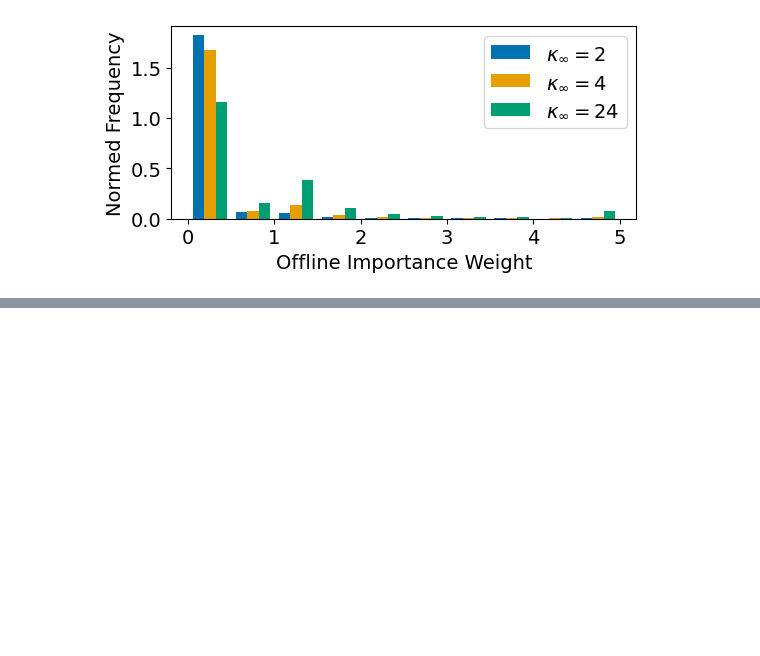
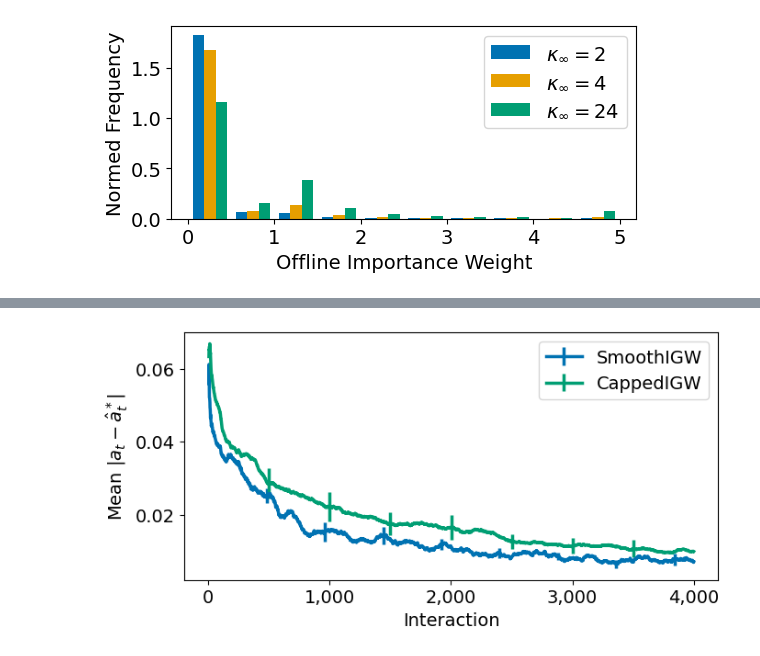
Before and after one commit to mrucker/onoff_experiments, a Jupyter notebook: notebooks/paper2.ipynb, the cells around one changed output, grey strips where cells are left out. Saved outputs shown, nothing was run; the diff lists cells and outputs as text; code cells hidden in the pictures; blank space fills up the shorter version.

```diff
--- a/notebooks/paper2.ipynb
+++ b/notebooks/paper2.ipynb
@@ -211,3 +213,29 @@ plt.savefig('k_spread.pdf',format='pdf', bbox_inches="tight")
+# %%
+df = online.filter_env(environment_id=E).filter_fin(4000).interactions.to_pandas()
+df['gdiff'] = (df['action']-df['greedy']).abs()
+
+roll = df.drop(['action','greedy','reward','samples'],axis=1).set_index(['environment_id','learner_id','index']).unstack(level=[1,0]).rolling(100,min_periods=6).mean()
+yerr = roll.groupby('learner_id',axis=1).sem()
+data = roll.groupby('learner_id',axis=1).mean()
+
+plt.figure(figsize=(7.5,3.5))
+cb.CobaContext.store['elinewidth'] = 5
+plt.rcParams['lines.linewidth'] = 2.5
+plt.rcParams['lines.markersize'] = 50
+
+plt.errorbar(x=list(range(1,4001)),y=data.iloc[:,1],yerr=yerr.iloc[:,1]*1.96,errorevery=480, color=c1, label='SmoothIGW')
+plt.errorbar(x=list(range(1,4001)),y=data.iloc[:,2],yerr=yerr.iloc[:,2]*1.96,errorevery=500, color=c3, label=r'CappedIGW')
+
+plt.legend()
+
+plt.ylabel("Mean $|a_t-\hat a^*_t|$")
+plt.xlabel("Interaction")
+plt.xticks([0,1000,2000,3000,4000],[0,'1,000','2,000','3,000','4,000'])
+
+#plt.show()
+plt.savefig('k_spread.pdf',format='pdf', bbox_inches="tight")
+# %% [output]
+[figure, added]
 # %%
 online.learners.to_pandas()
 # %% [output]
```
Also changed, not shown: parts of 3 cells of this notebook.
